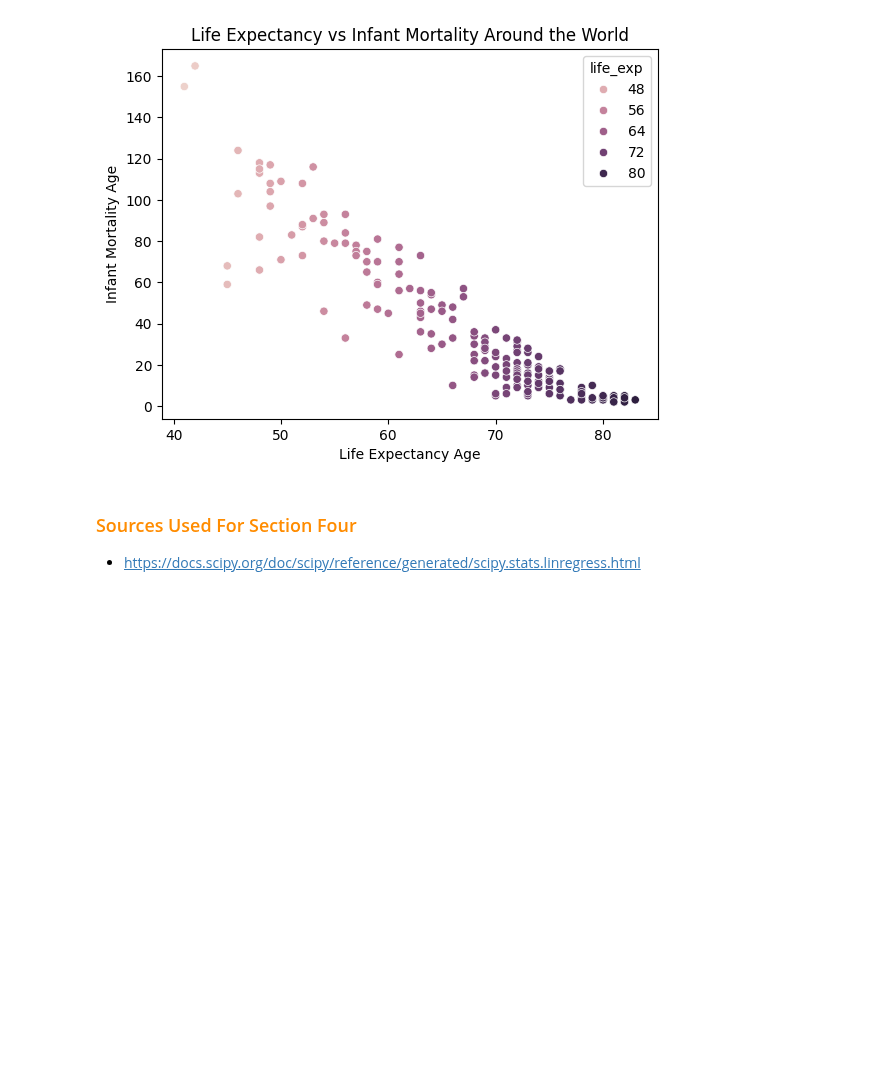
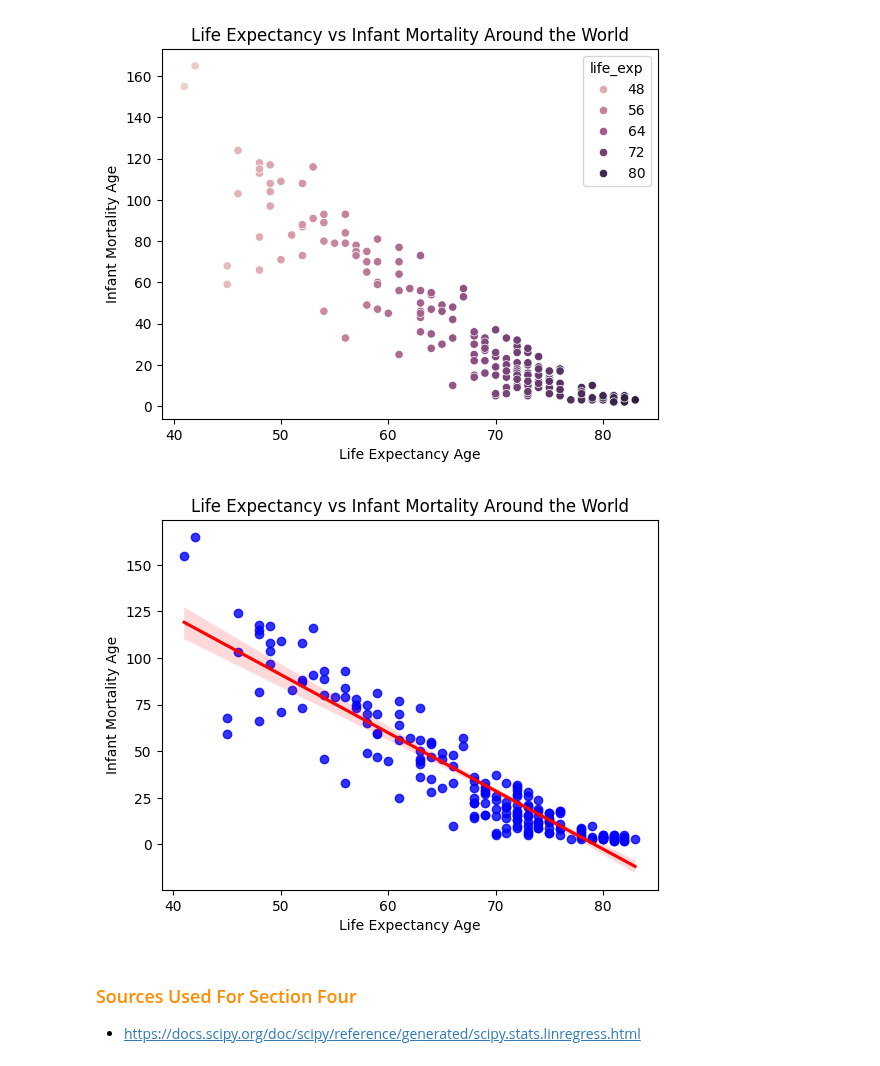
Before and after one commit to chowdhuryj-github/DataScienceDataAnalysis, a Jupyter notebook: wk_06/lab/Lab_5_JIC.ipynb, the cells around one changed output. Drawn from its saved outputs; the diff is of its cells as text; code cells hidden in the pictures; blank space fills up the shorter version.

```diff
--- a/wk_06/lab/Lab_5_JIC.ipynb
+++ b/wk_06/lab/Lab_5_JIC.ipynb
@@ -613,6 +618,23 @@ plt.savefig(r"C:\GitHub\DataScience\wk_06\plots\ScatterPlot.png")
 plt.show()
 # %% [output]
 [figure]
+# %%
+# plotting the scatter plot with a best-fit line
+sns.regplot(x="life_exp", y="infant_mortality", data=new_who_df,
+            scatter_kws={"color": "blue"}, line_kws={"color": "red"})
+
+# setting up the plot title, x and y labels
+plt.title("Life Expectancy vs Infant Mortality Around the World")
+plt.xlabel("Life Expectancy Age")
+plt.ylabel("Infant Mortality Age")
+
+# saving the plot
+plt.savefig(r"C:\GitHub\DataScience\wk_06\plots\ScatterPlotWithFitLine.png")
+
+# displaying the plot
+plt.show()
+# %% [output]
+[figure, added]
 # %% [markdown]
 ### <font color='#FF8C00'> Sources Used For Section Four </font>
 - https://docs.scipy.org/doc/scipy/reference/generated/scipy.stats.linregress.html
```
Also changed, not shown: parts of 3 cells of this notebook, 10 other files.
